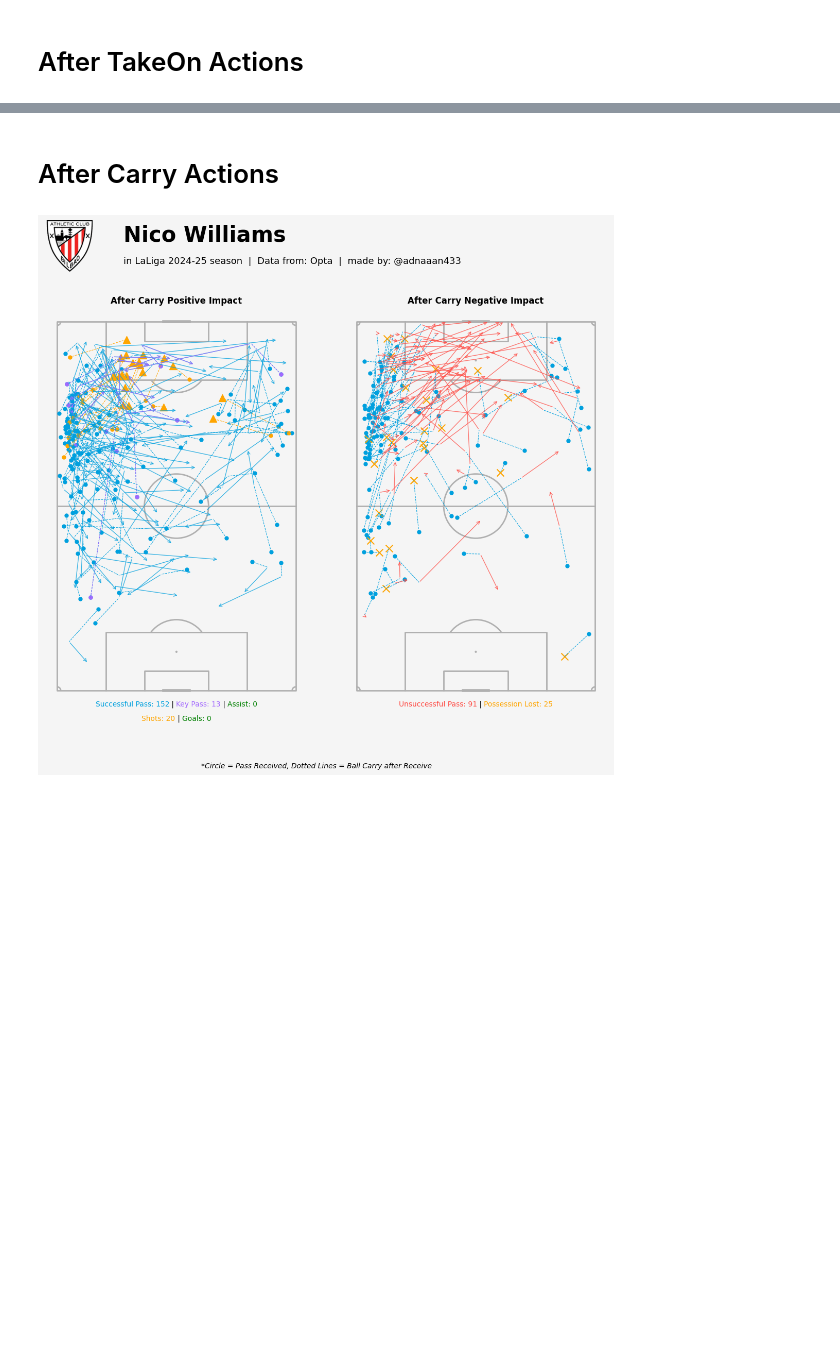
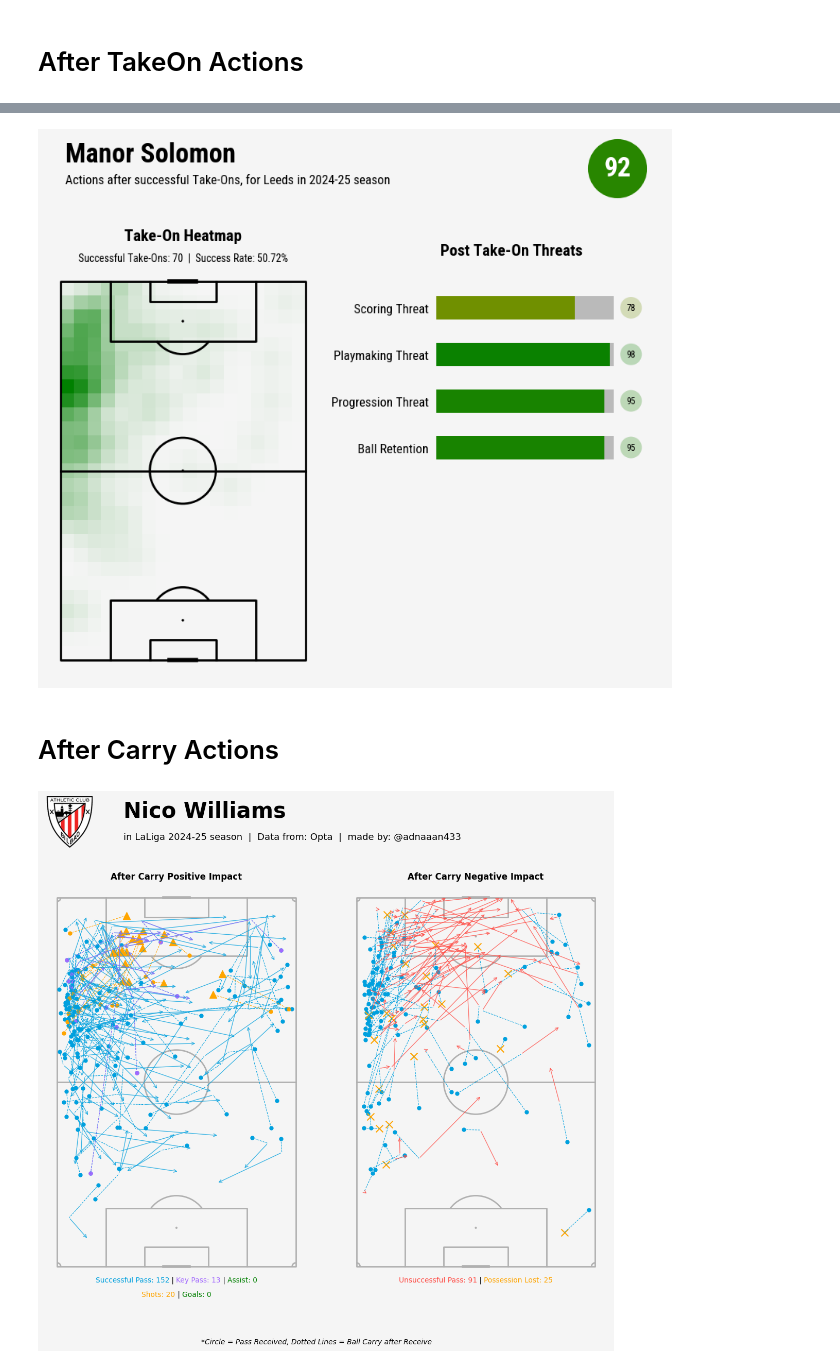
Before and after one commit to adnaaan433/EventData_VIZ, a Jupyter notebook: Player/after_dribble_actions.ipynb, the cells around one changed output, grey strips where cells are left out. Cells and saved outputs as stored; diff of their text form; code cells hidden in the pictures; blank space fills up the shorter version.

```diff
--- a/Player/after_dribble_actions.ipynb
+++ b/Player/after_dribble_actions.ipynb
@@ -257,0 +1310,4 @@ ax_himage = add_image(himage, fig, left=0.13, bottom=0.95, width=0.1, height=0.1
+# %%
+striker = ['FW', 'FWL', 'FWR', 'AMC', 'AML', 'AMR']
+mid_def = ['MC', 'ML', 'MR', 'DMC', 'DL', 'DR', 'DML', 'DMR']
+fullback = ['DL', 'DR', 'DML', 'DMR']
@@ -258,3 +1538,47 @@ ax_himage = add_image(himage, fig, left=0.13, bottom=0.95, width=0.1, height=0.1
+# %%
+fig, axs = plt.subplots(1,2, figsize=(10, 7), facecolor=bg_color)
+pname = 'Manor Solomon'
+team_name = 'Leeds'
+
+
+takeOnEffViz(axs[0], pname, team_name)
+overall_rating = rating_viz(axs[1], pname, team_name)
+
+fig.text(0.15, 1.1, f'{pname}', fontproperties=custom_font, fontsize=25, fontweight='bold', color='black', ha='left', va='top')
+fig.text(0.15, 1.04, f'Actions after successful Take-Ons, for {team_name} in 2024-25 season', fontproperties=custom_font_thin, fontsize=12, fontweight='bold', color='black', ha='left', va='top')
+# fig.text(0.15, 1, 'Percentile among Championship Attackers, using per90 stats', fontproperties=custom_font_thin, fontsize=12, fontweight='bold', color='black', ha='left', va='top')
+
+# ftmb_tid = df_teamNameId[df_teamNameId['teamName']==team_name].teamId.to_list()[0]
+# himage = urlopen(f"https://images.fotmob.com/image_resources/logo/teamlogo/{ftmb_tid}.png")
+# himage = Image.open(himage)
+# ax_himage = add_image(himage, fig, left=0.13, bottom=1, width=0.1, height=0.1)
+
+# Add small square axis at top right corner
+corner_ax = fig.add_axes([0.8, 0.99, 0.12, 0.12])
+
+# Create colormap for the scatter point
+cmap = mcolors.LinearSegmentedColormap.from_list("", [col1,
+                                                      "orange",
+                                                      "green"])
+scatter_color = cmap(overall_rating / 100)  # Assuming percentiles are 0-100
+
+# Add scatter point behind the text
+corner_ax.scatter(0.5, 0.5, s=3000, c=[scatter_color], edgecolors='None',
+                 linewidth=3, transform=corner_ax.transAxes, zorder=1)
+
+# Add text on top of scatter
+corner_ax.text(0.5, 0.5, f'{overall_rating:.0f}', ha='center', va='center',
+               fontproperties=custom_font, fontsize=25,
+               transform=corner_ax.transAxes, color='white', fontweight='bold', zorder=2)
+
+# Remove axis elements
+corner_ax.set_xticks([])
+corner_ax.set_yticks([])
+corner_ax.set_facecolor(bg_color)
+for spine in corner_ax.spines.values():
+    spine.set_visible(False)
+# %% [output]
+[figure, added]
 # %% [markdown]
 # After Carry Actions
 # %%
```
Also changed, not shown: parts of 30 cells of this notebook, 7 other files.
